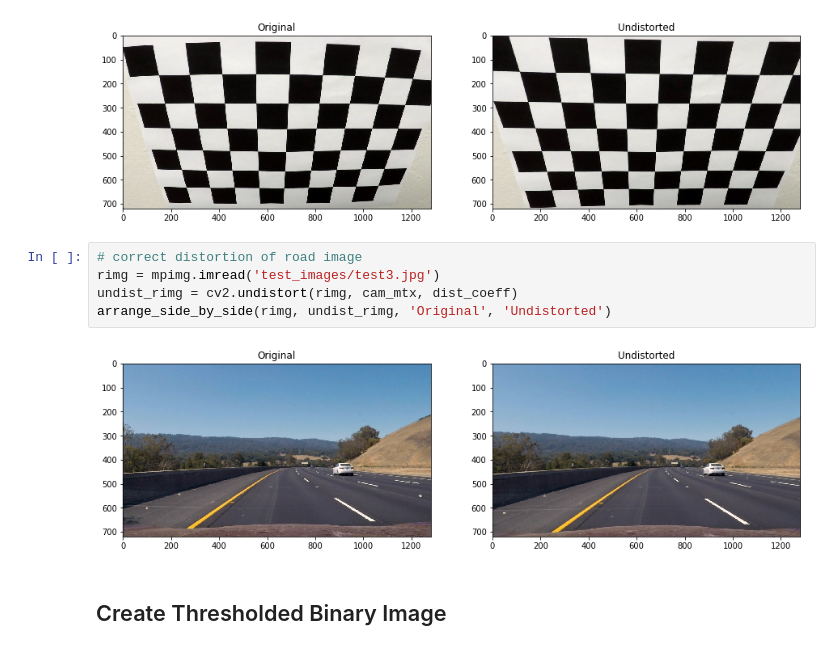
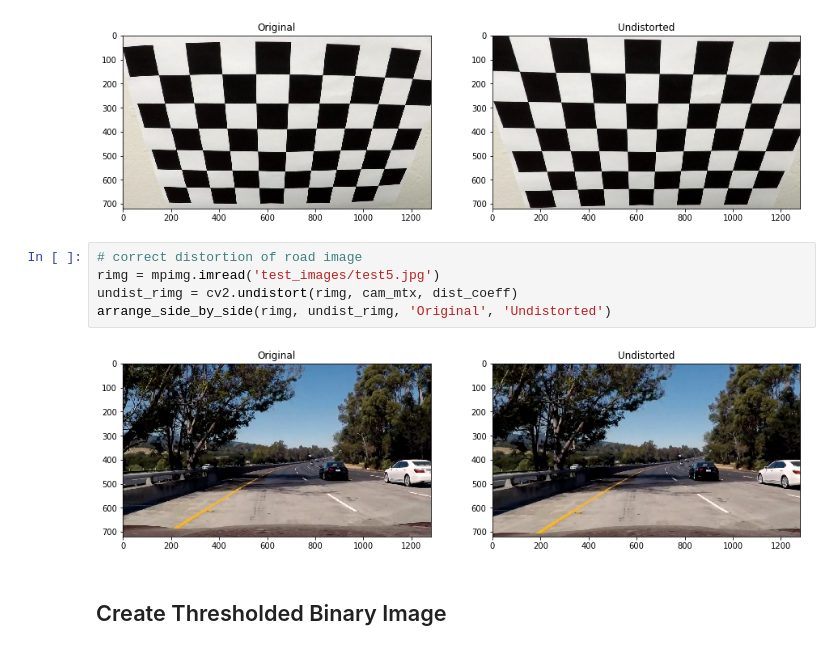
Before and after one commit to MasanaoMatsuda/finding-lane-lines, a Jupyter notebook: AdvancedLaneFinding/AdvancedLaneFinding.ipynb, the cells around one changed output. Cells and saved outputs as stored; diff of their text form.

```diff
--- a/AdvancedLaneFinding/AdvancedLaneFinding.ipynb
+++ b/AdvancedLaneFinding/AdvancedLaneFinding.ipynb
@@ -119,11 +119,11 @@ arrange_side_by_side(img, undist_img, 'Original', 'Undistorted')
 [figure]
 # %%
 # correct distortion of road image
-rimg = mpimg.imread('test_images/test3.jpg')
+rimg = mpimg.imread('test_images/test5.jpg')
 undist_rimg = cv2.undistort(rimg, cam_mtx, dist_coeff)
 arrange_side_by_side(rimg, undist_rimg, 'Original', 'Undistorted')
 # %% [output]
-[figure, old version]
+[figure, new version]
 # %% [markdown]
 ## Create Thresholded Binary Image
 # %%
```
Also changed, not shown: parts of 16 cells of this notebook.
